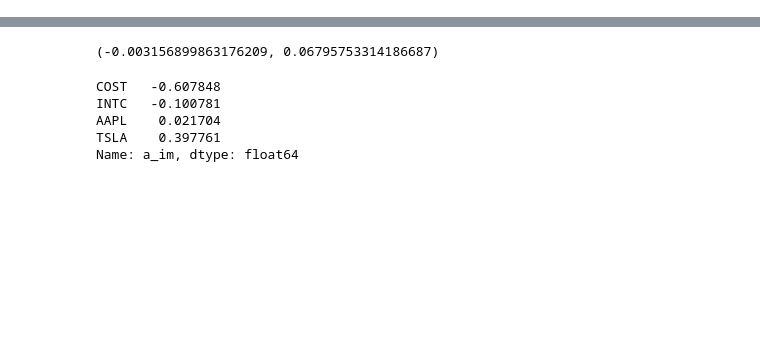
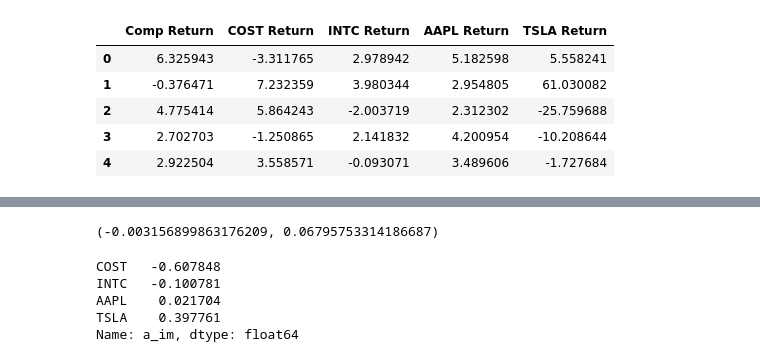
Before and after one commit to mirwong/finmetrics, a Jupyter notebook: linearity_tests/Linearity_Test_v1.ipynb, the cells around one changed output, grey strips where cells are left out. Saved outputs shown, nothing was run; the diff lists cells and outputs as text; code cells hidden in the pictures; blank space fills up the shorter version.

```diff
--- a/linearity_tests/Linearity_Test_v1.ipynb
+++ b/linearity_tests/Linearity_Test_v1.ipynb
@@ -34,0 +25,21 @@ nasdaq.head()
+# %%
+def create_dataframes(stockList, compName, datatype='daily'):
+    if datatype == 'monthly':
+        ext = '{}_10y_bymonth.csv'
+    else:
+        ext = '{}_10y.csv'
+    comp = load_stock(ext.format(compName))
+    comp_var = get_composite_var(comp)
+
+    stocks = pd.DataFrame({'B_im': [0 for n in range(len(stockList))],
+                           'cov': [0 for n in range(len(stockList))]}, index=stockList)
+    for stock in stockList:
+        stock_data = load_stock(ext.format(stock))
+        c = calc_cov(comp, stock_data, 'Pct Return')
+        stocks.loc[stock, 'cov'] = c
+        stocks.loc[stock, 'B_im'] = calc_B_im(stock_data, comp, 'Pct Return', comp_var=comp_var, cov=c)
+    periodical_data = pd.DataFrame({'Comp Return' : comp['Pct Return']})
+    for stock in stockList:
+        stock_data = load_stock(ext.format(stock))
+        periodical_data['{} Return'.format(stock)] = stock_data['Pct Return']
+    return stocks, periodical_data, comp
@@ -177,0 +118,9 @@ regression
+# %%
+monthly_data.head()
+# %% [output]
+|  | Comp Return | COST Return | INTC Return | AAPL Return | TSLA Return |
+| 0 | 6.325943 | -3.311765 | 2.978942 | 5.182598 | 5.558241 |
+| 1 | -0.376471 | 7.232359 | 3.980344 | 2.954805 | 61.030082 |
+| 2 | 4.775414 | 5.864243 | -2.003719 | 2.312302 | -25.759688 |
+| 3 | 2.702703 | -1.250865 | 2.141832 | 4.200954 | -10.208644 |
+| 4 | 2.922504 | 3.558571 | -0.093071 | 3.489606 | -1.727684 |
```
Also changed, not shown: parts of 30 cells of this notebook, 10 other files.
